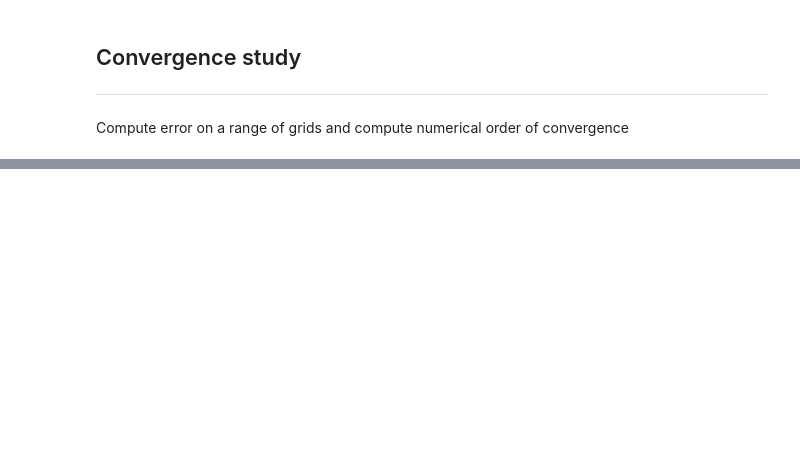
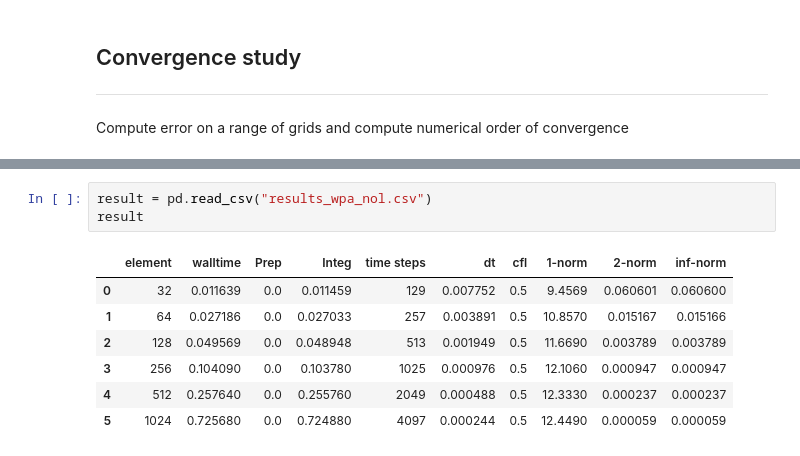
Before and after one commit to ygahounzo/Forest_Rep, a Jupyter notebook: WPA/demo_advection.ipynb, the cells around one changed output, grey strips where cells are left out. Cells and saved outputs as stored; diff of their text form; blank space fills up the shorter version.

```diff
--- a/WPA/demo_advection.ipynb
+++ b/WPA/demo_advection.ipynb
@@ -465,3 +516,14 @@ for i,N in enumerate(Nv):
+# %%
+result = pd.read_csv("results_wpa_nol.csv")
+result
+# %% [output]
+|  | element | walltime | Prep | Integ | time steps | dt | cfl | 1-norm | 2-norm | inf-norm |
+| 0 | 32 | 0.011639 | 0.0 | 0.011459 | 129 | 0.007752 | 0.5 | 9.4569 | 0.060601 | 0.060600 |
+| 1 | 64 | 0.027186 | 0.0 | 0.027033 | 257 | 0.003891 | 0.5 | 10.8570 | 0.015167 | 0.015166 |
+| 2 | 128 | 0.049569 | 0.0 | 0.048948 | 513 | 0.001949 | 0.5 | 11.6690 | 0.003789 | 0.003789 |
+| 3 | 256 | 0.104090 | 0.0 | 0.103780 | 1025 | 0.000976 | 0.5 | 12.1060 | 0.000947 | 0.000947 |
+| 4 | 512 | 0.257640 | 0.0 | 0.255760 | 2049 | 0.000488 | 0.5 | 12.3330 | 0.000237 | 0.000237 |
+| 5 | 1024 | 0.725680 | 0.0 | 0.724880 | 4097 | 0.000244 | 0.5 | 12.4490 | 0.000059 | 0.000059 |
 # %%
 from cg_graphics import set_xticks
 
```
Also changed, not shown: parts of 15 cells of this notebook.
